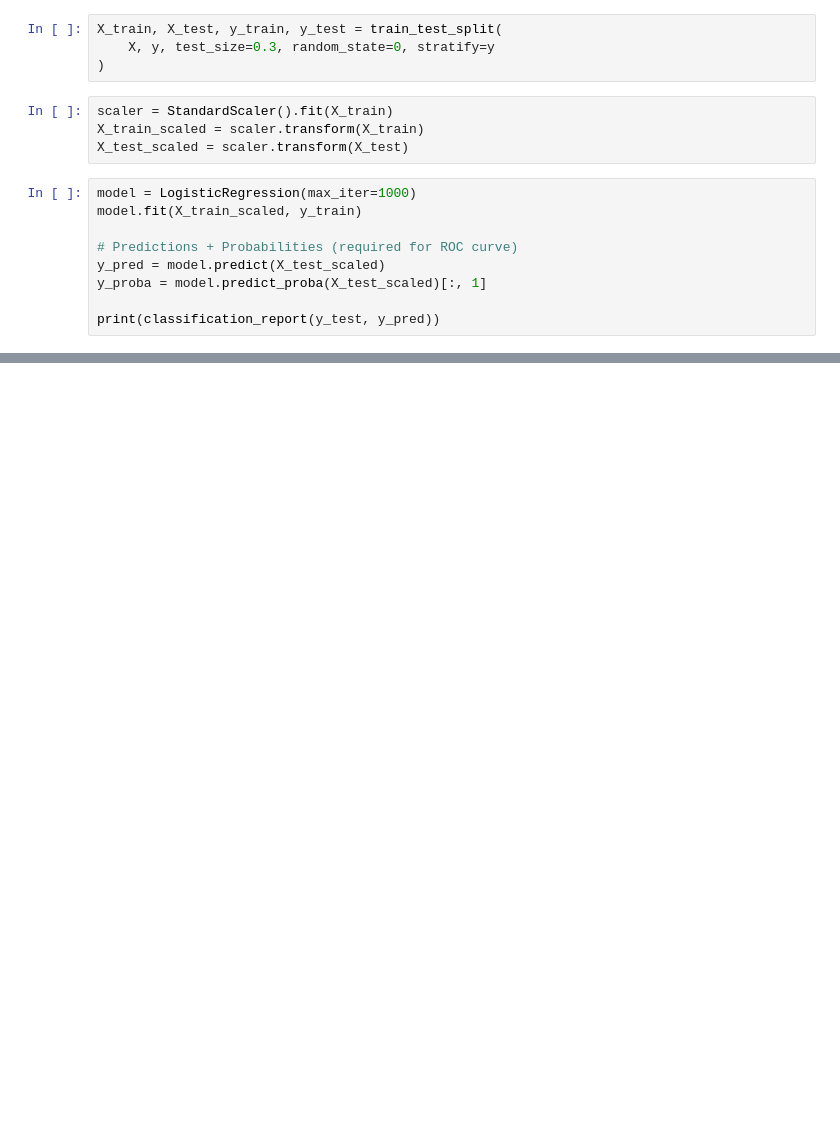
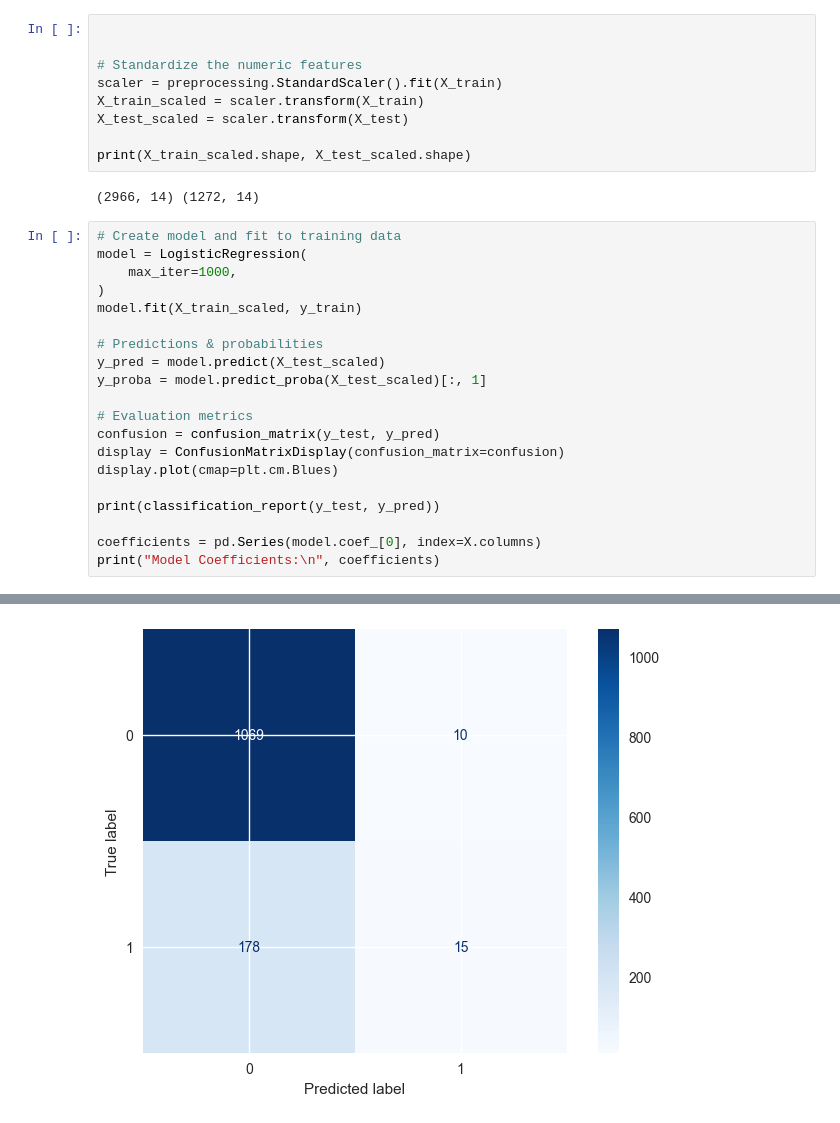
Before and after one commit to Solares10/Capstone-Project, a Jupyter notebook: LogisticReg.ipynb, the cells around one changed output, grey strips where cells are left out. Cells and saved outputs as stored; diff of their text form; blank space fills up the shorter version.

```diff
--- a/LogisticReg.ipynb
+++ b/LogisticReg.ipynb
@@ -55,20 +44,34 @@ X.fillna(X.mean(), inplace=True)
-# %%
-X_train, X_test, y_train, y_test = train_test_split(
-    X, y, test_size=0.3, random_state=0, stratify=y
-)
 # %%
-scaler = StandardScaler().fit(X_train)
+
+
+# Standardize the numeric features
+scaler = preprocessing.StandardScaler().fit(X_train)
 X_train_scaled = scaler.transform(X_train)
 X_test_scaled = scaler.transform(X_test)
+
+print(X_train_scaled.shape, X_test_scaled.shape)
+# %% [output]
+(2966, 14) (1272, 14)
 # %%
-model = LogisticRegression(max_iter=1000)
+# Create model and fit to training data
+model = LogisticRegression(
+    max_iter=1000,
+)
 model.fit(X_train_scaled, y_train)
 
-# Predictions + Probabilities (required for ROC curve)
+# Predictions & probabilities
 y_pred = model.predict(X_test_scaled)
 y_proba = model.predict_proba(X_test_scaled)[:, 1]
 
+# Evaluation metrics
+confusion = confusion_matrix(y_test, y_pred)
+display = ConfusionMatrixDisplay(confusion_matrix=confusion)
+display.plot(cmap=plt.cm.Blues)
+
 print(classification_report(y_test, y_pred))
+
+coefficients = pd.Series(model.coef_[0], index=X.columns)
+print("Model Coefficients:\n", coefficients)
 # %% [output]
               precision    recall  f1-score   support
 
@@ -81 +93,2 @@ weighted avg       0.82      0.85      0.80      1272
+[figure, added]
 # %%
```
Also changed, not shown: parts of 5 cells of this notebook.
